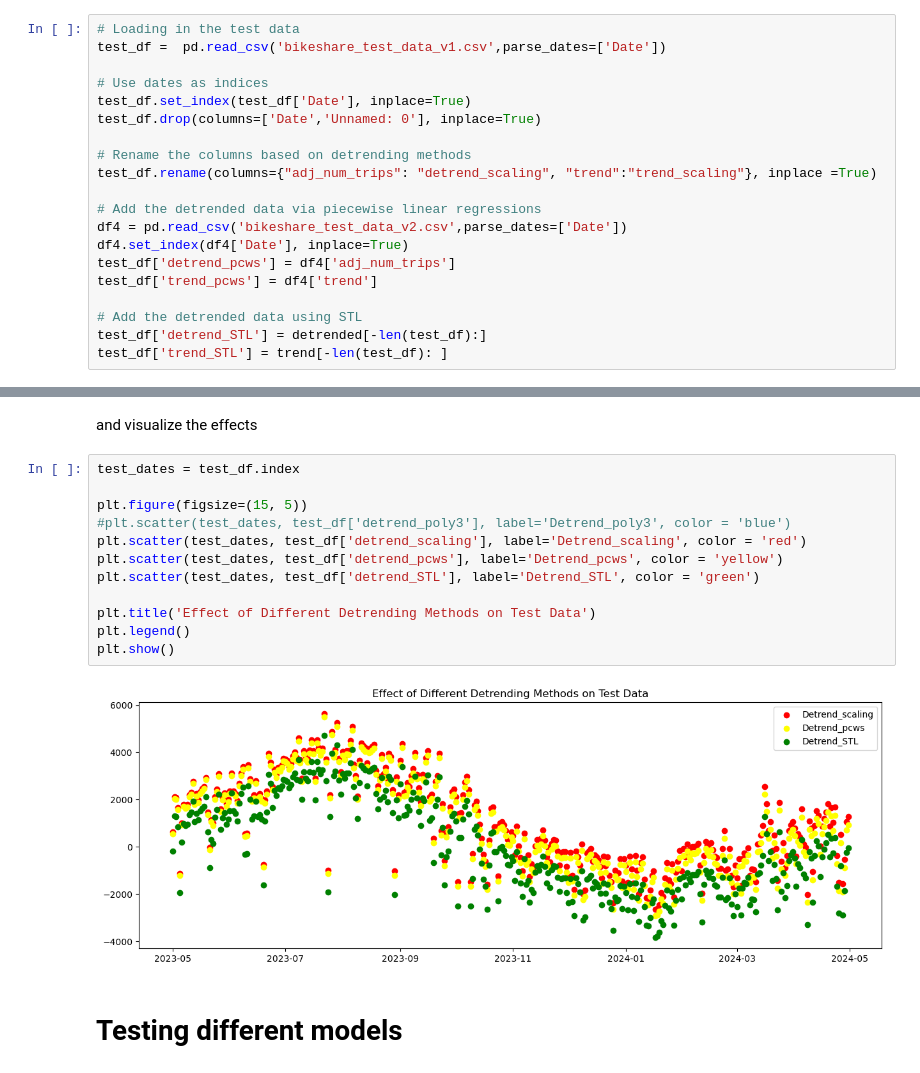
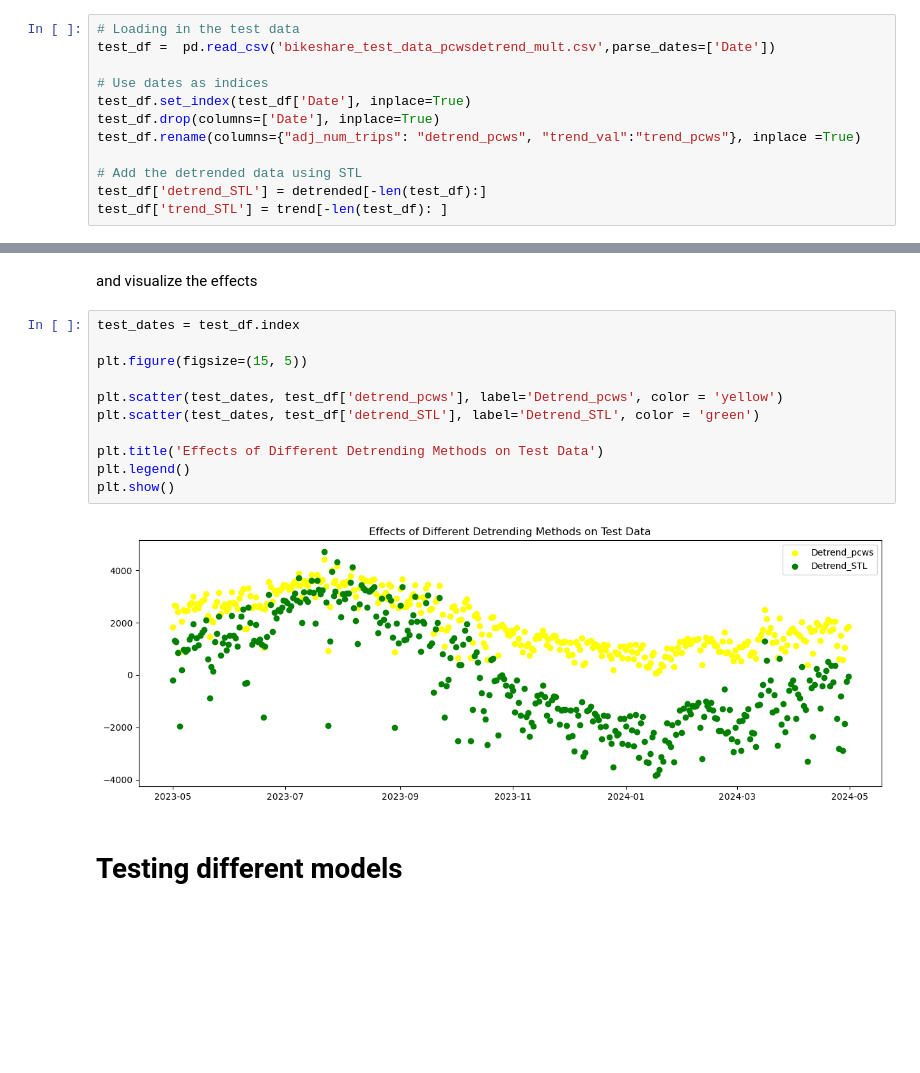
Before and after one commit to hodagben/bike-share-project, a Jupyter notebook: models/Prelim Models.ipynb, the cells around one changed output, grey strips where cells are left out. Drawn from its saved outputs; the diff is of its cells as text; blank space fills up the shorter version.

```diff
--- a/models/Prelim Models.ipynb
+++ b/models/Prelim Models.ipynb
@@ -167,20 +104,12 @@ As we can see, Methods 2 to 4 are quite similar, and all differ from Method 1 by
 We perform the same task (adding different versions of detrended data) for the test set.
 # %%
 # Loading in the test data
-test_df =  pd.read_csv('bikeshare_test_data_v1.csv',parse_dates=['Date'])
+test_df =  pd.read_csv('bikeshare_test_data_pcwsdetrend_mult.csv',parse_dates=['Date'])
 
 # Use dates as indices
 test_df.set_index(test_df['Date'], inplace=True)
-test_df.drop(columns=['Date','Unnamed: 0'], inplace=True)
-
-# Rename the columns based on detrending methods
-test_df.rename(columns={"adj_num_trips": "detrend_scaling", "trend":"trend_scaling"}, inplace =True)
-
-# Add the detrended data via piecewise linear regressions
-df4 = pd.read_csv('bikeshare_test_data_v2.csv',parse_dates=['Date'])
-df4.set_index(df4['Date'], inplace=True)
-test_df['detrend_pcws'] = df4['adj_num_trips']
-test_df['trend_pcws'] = df4['trend']
+test_df.drop(columns=['Date'], inplace=True)
+test_df.rename(columns={"adj_num_trips": "detrend_pcws", "trend_val":"trend_pcws"}, inplace =True)
 
 # Add the detrended data using STL
 test_df['detrend_STL'] = detrended[-len(test_df):]
@@ -201,17 +119,16 @@ and visualize the effects
 # %%
 test_dates = test_df.index
 
 plt.figure(figsize=(15, 5))
-#plt.scatter(test_dates, test_df['detrend_poly3'], label='Detrend_poly3', color = 'blue')
-plt.scatter(test_dates, test_df['detrend_scaling'], label='Detrend_scaling', color = 'red')
+
 plt.scatter(test_dates, test_df['detrend_pcws'], label='Detrend_pcws', color = 'yellow')
 plt.scatter(test_dates, test_df['detrend_STL'], label='Detrend_STL', color = 'green')
 
-plt.title('Effect of Different Detrending Methods on Test Data')
+plt.title('Effects of Different Detrending Methods on Test Data')
 plt.legend()
 plt.show()
 # %% [output]
-[figure, old version]
+[figure, new version]
 # %% [markdown]
 # Testing different models
 # %%
```
Also changed, not shown: parts of 32 cells of this notebook.
